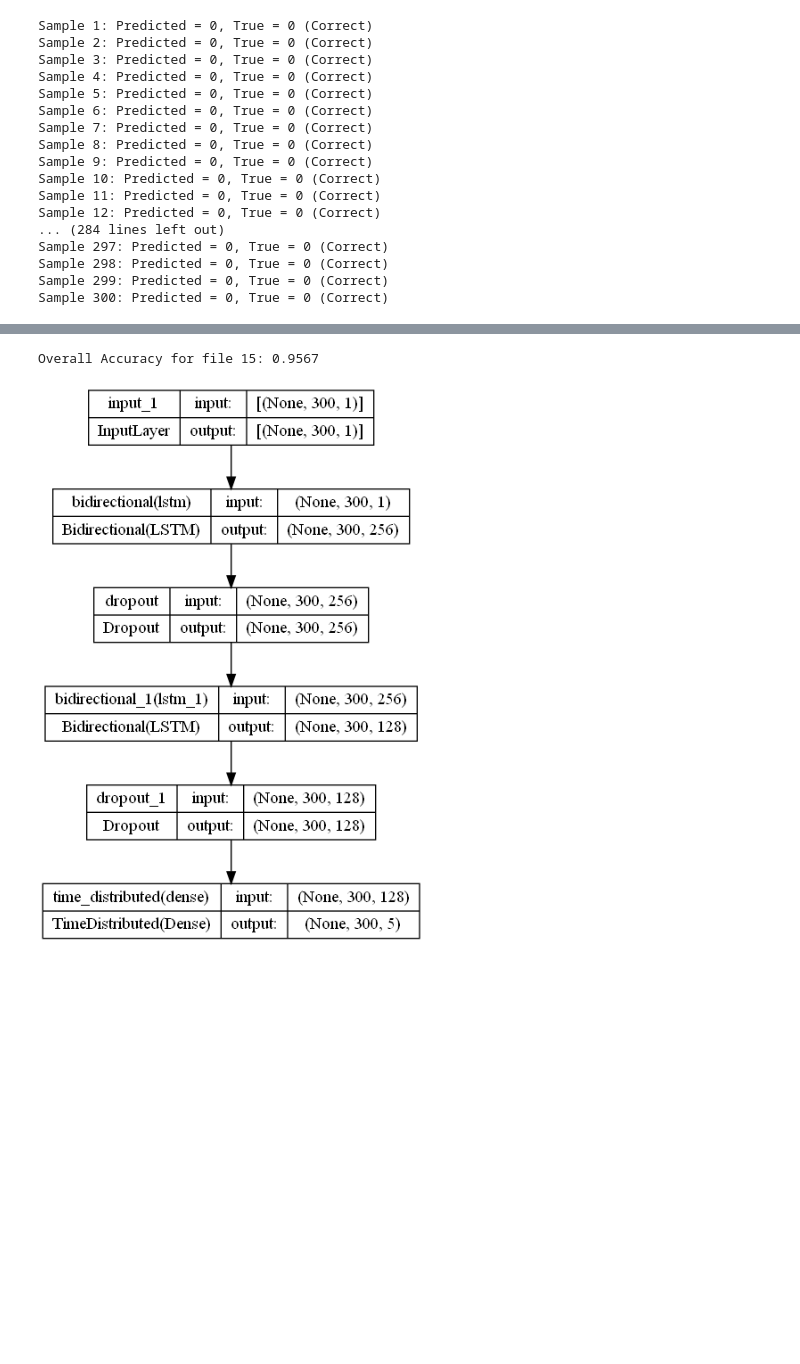
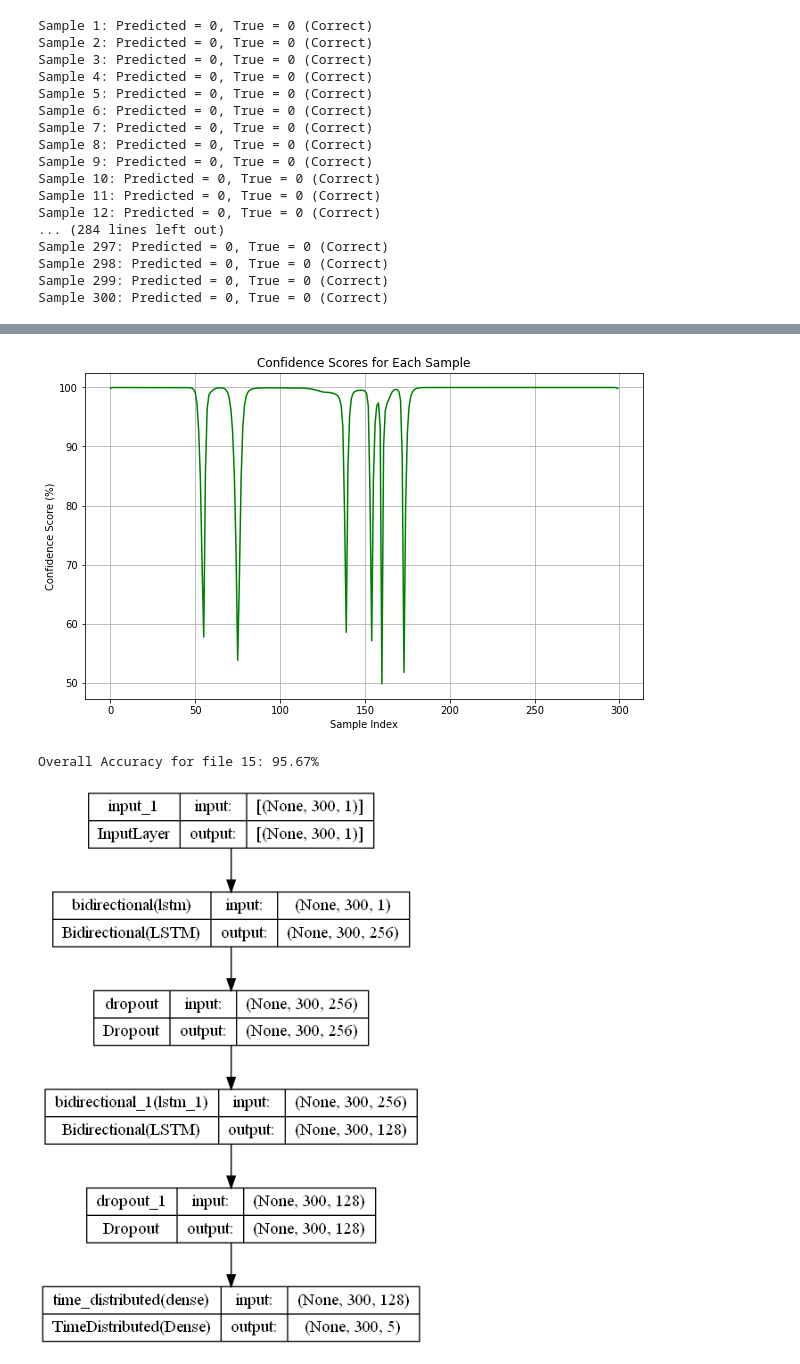
Before and after one commit to nabila22mumu/Classification-of-bathymetric-data-2024, a Jupyter notebook: Model training using BiLSTM.ipynb, the cells around one changed output, grey strips where cells are left out. Cells and saved outputs as stored; diff of their text form; code cells hidden in the pictures; blank space fills up the shorter version.

```diff
--- a/Model training using BiLSTM.ipynb
+++ b/Model training using BiLSTM.ipynb
@@ -372,3 +372,14 @@ Sample 297: Predicted = 0, True = 0 (Correct)
 Sample 298: Predicted = 0, True = 0 (Correct)
 Sample 299: Predicted = 0, True = 0 (Correct)
 Sample 300: Predicted = 0, True = 0 (Correct)
+# %%
+for i in range(len(predicted_classes)):
+    # Get the predicted class and true class
+    predicted_class = predicted_classes[i]
+    true_class = true_classes[i]
+
+
+    confidence_score = predicted_probs[0, i, predicted_class] * 100  # convert to percentage
+
+    # Print the result with confidence score
+    print(f"Sample {i + 1}: Predicted Class = {predicted_class}, True Class = {true_class}, Confidence = {confidence_score:.1f}%")
@@ -375,9 +404,33 @@ Sample 300: Predicted = 0, True = 0 (Correct)
+# %%
+import matplotlib.pyplot as plt
+
+# List to store confidence scores
+confidence_scores = []
+
+# Loop through each sample and calculate confidence scores
+for i in range(len(predicted_classes)):
+    predicted_class = predicted_classes[i]
+    confidence_score = predicted_probs[0, i, predicted_class] * 100  # convert to percentage
+    confidence_scores.append(confidence_score)  # Store the confidence score
+
+# Plotting the confidence scores
+plt.figure(figsize=(10, 6))
+plt.plot(confidence_scores, linestyle='-', color='g')  # Line plot with markers
+plt.title('Confidence Scores for Each Sample')
+plt.xlabel('Sample Index')
+plt.ylabel('Confidence Score (%)')
+plt.grid(True)
+
+# Show the plot
+plt.show()
+# %% [output]
+[figure, added]
 # %%
 # Calculate overall accuracy for the sequence
 accuracy = np.mean(correct_predictions)
-print(f"Overall Accuracy for file {file_index + 1}: {accuracy:.4f}")
+print(f"Overall Accuracy for file {file_index + 1}: {accuracy* 100:.2f}%")
 # %% [output]
-Overall Accuracy for file 15: 0.9567
+Overall Accuracy for file 15: 95.67%
 # %%
 from tensorflow.keras.utils import plot_model
 
```
Also changed, not shown: parts of 4 cells of this notebook.
